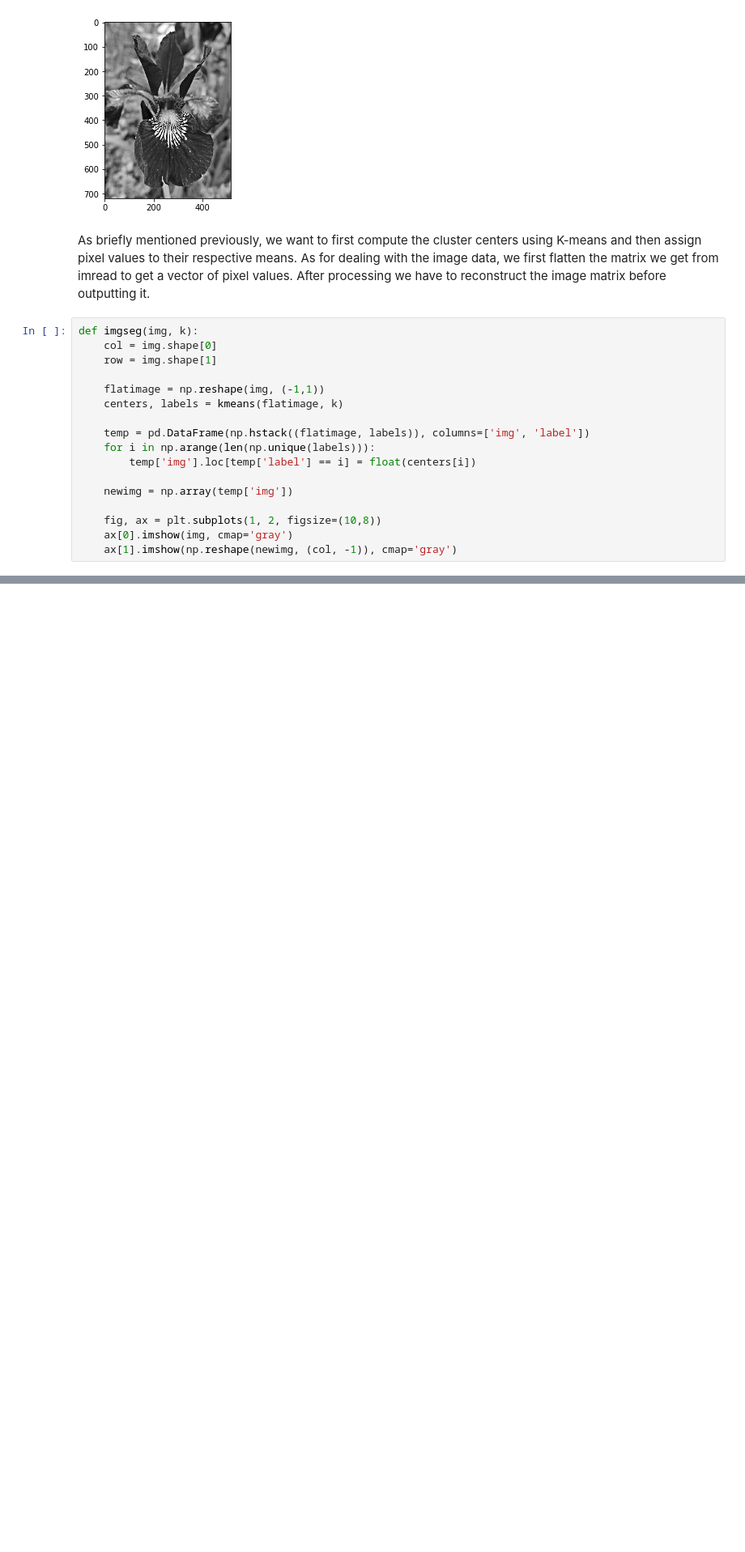
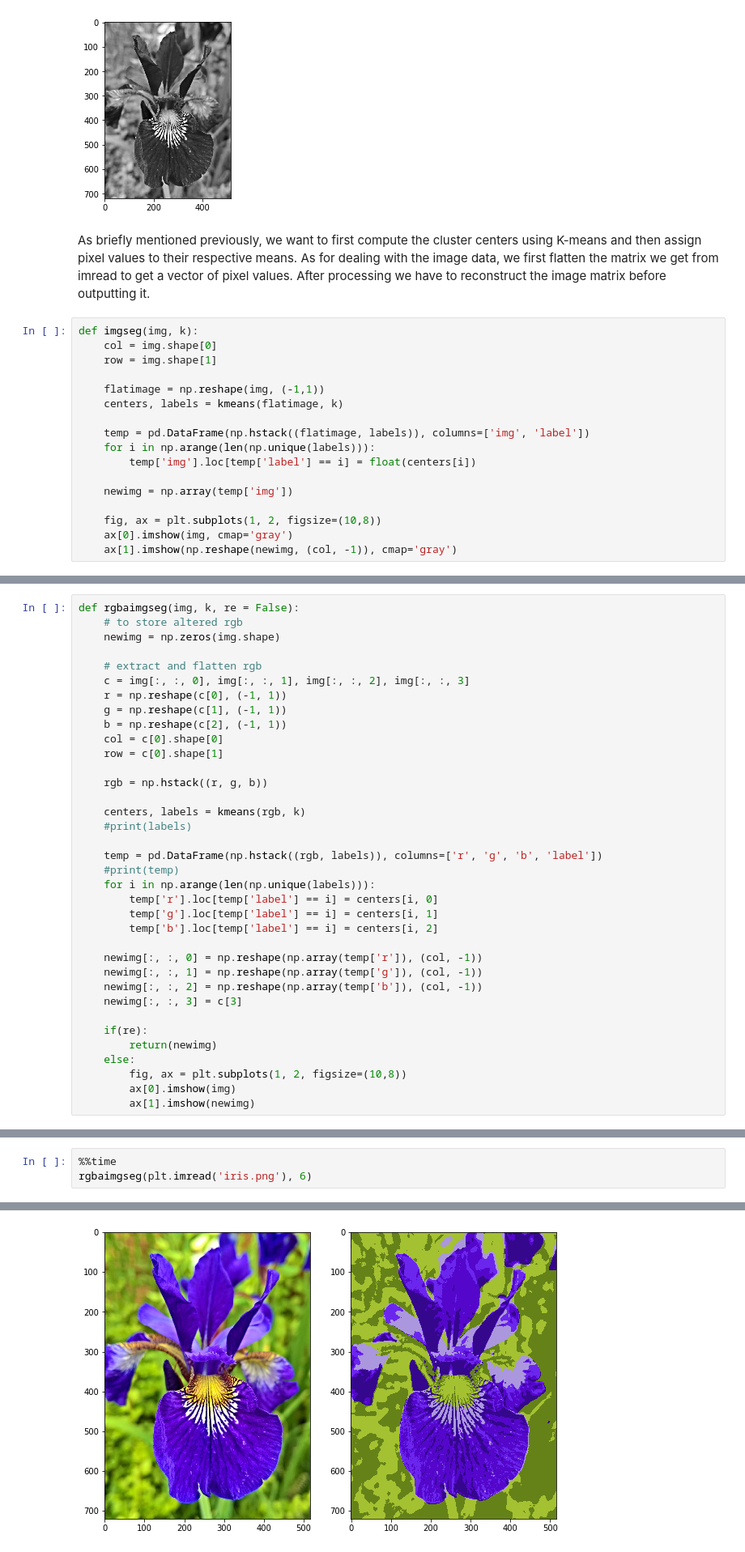
Before and after one commit to chaue/KMeans, a Jupyter notebook: KMeansImage.ipynb, the cells around one changed output, grey strips where cells are left out. Shown at 81% size. Cells and saved outputs as stored; diff of their text form; blank space fills up the shorter version.

```diff
--- a/KMeansImage.ipynb
+++ b/KMeansImage.ipynb
@@ -90,0 +107,36 @@ def imgseg(img, k):
+# %%
+def rgbaimgseg(img, k, re = False):
+    # to store altered rgb
+    newimg = np.zeros(img.shape)
+
+    # extract and flatten rgb
+    c = img[:, :, 0], img[:, :, 1], img[:, :, 2], img[:, :, 3]
+    r = np.reshape(c[0], (-1, 1))
+    g = np.reshape(c[1], (-1, 1))
+    b = np.reshape(c[2], (-1, 1))
+    col = c[0].shape[0]
+    row = c[0].shape[1]
+
+    rgb = np.hstack((r, g, b))
+
+    centers, labels = kmeans(rgb, k)
+    #print(labels)
+
+    temp = pd.DataFrame(np.hstack((rgb, labels)), columns=['r', 'g', 'b', 'label'])
+    #print(temp)
+    for i in np.arange(len(np.unique(labels))):
+        temp['r'].loc[temp['label'] == i] = centers[i, 0]
+        temp['g'].loc[temp['label'] == i] = centers[i, 1]
+        temp['b'].loc[temp['label'] == i] = centers[i, 2]
+
+    newimg[:, :, 0] = np.reshape(np.array(temp['r']), (col, -1))
+    newimg[:, :, 1] = np.reshape(np.array(temp['g']), (col, -1))
+    newimg[:, :, 2] = np.reshape(np.array(temp['b']), (col, -1))
+    newimg[:, :, 3] = c[3]
+
+    if(re):
+        return(newimg)
+    else:
+        fig, ax = plt.subplots(1, 2, figsize=(10,8))
+        ax[0].imshow(img)
+        ax[1].imshow(newimg)
@@ -90,0 +149,4 @@ def imgseg(img, k):
+# %%
+%%time
+rgbaimgseg(plt.imread('iris.png'), 6)
+# %% [output]
@@ -90,0 +154 @@ def imgseg(img, k):
+[figure, added]
```
Also changed, not shown: parts of 20 cells of this notebook.
